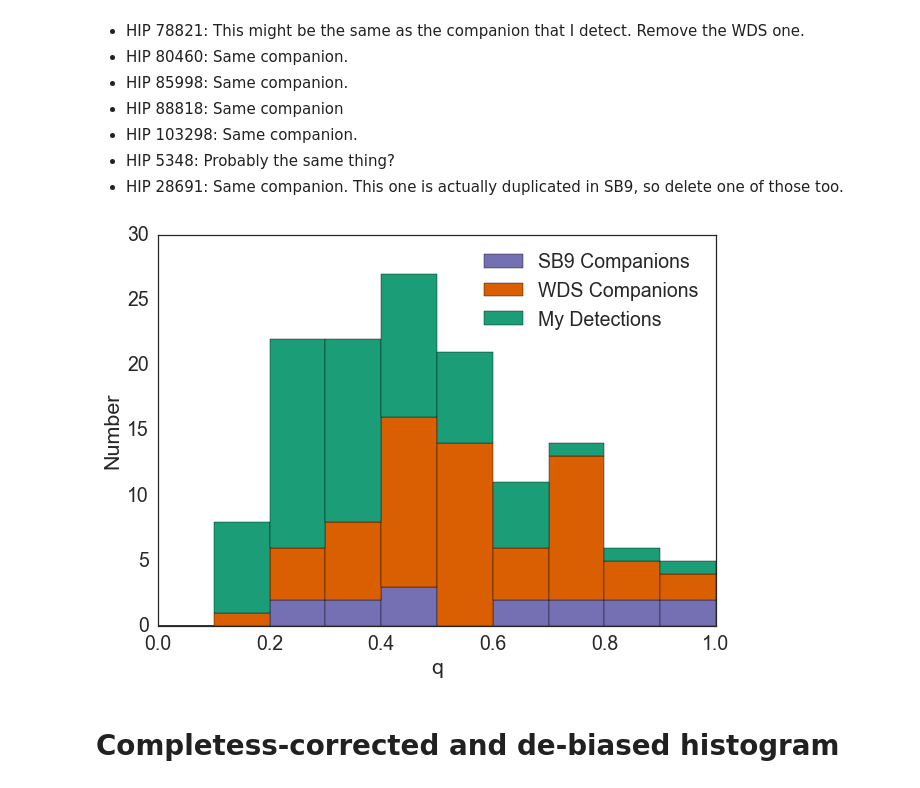
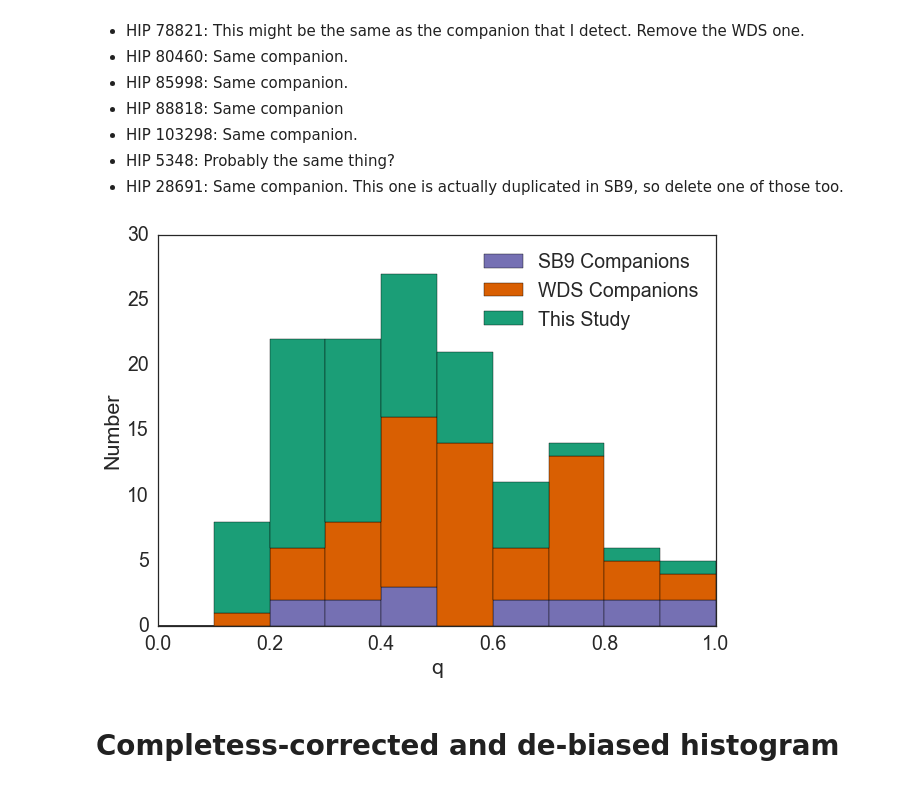
Before and after one commit to kgullikson88/BinaryInference, a Jupyter notebook: RealData.ipynb, the cells around one changed output. Cells and saved outputs as stored; diff of their text form; code cells hidden in the pictures.

```diff
--- a/RealData.ipynb
+++ b/RealData.ipynb
@@ -335,21 +337,21 @@ all_companions.loc[sb9_badindices, 'SB9_q'] = np.nan
 # %%
 fig, ax = plt.subplots(1, 1, figsize=(10,7))
 bins = np.arange(0, 1.1, 0.1)
 low1, _, _ = ax.hist(all_companions.SB9_q.dropna().values, bins=bins, color='#7570b3', alpha=1, label='SB9 Companions')
 low2, _, _ = ax.hist(all_companions.WDS_q.dropna().values, bins=bins, bottom=low1, color='#d95f02', alpha=1, label='WDS Companions')
-ax.hist(all_companions.q.dropna().values, bins=bins, bottom=low1+low2, color='#1b9e77', alpha=1, label='My Detections')
+ax.hist(all_companions.q.dropna().values, bins=bins, bottom=low1+low2, color='#1b9e77', alpha=1, label='This Study')
 
 #qplot = np.arange(0.1, 1.01, 0.01)
 #N = 50
 #gamma = 0.8
 #plt.plot(qplot, N*(1-gamma)*qplot**(-gamma))
 
 leg = ax.legend(loc='best', fancybox=True)
 ax.set_xlabel('q')
 ax.set_ylabel('Number')
 plt.savefig('Figures/CombinedMassRatios.pdf')
 plt.savefig('Figures/CombinedMassRatios.jpeg')
 # %% [output]
-[figure, old version]
+[figure, new version]
 # %%
 all_companions.to_csv('AllCompanions.csv')
```
Also changed, not shown: parts of 31 cells of this notebook, 2 other files.
